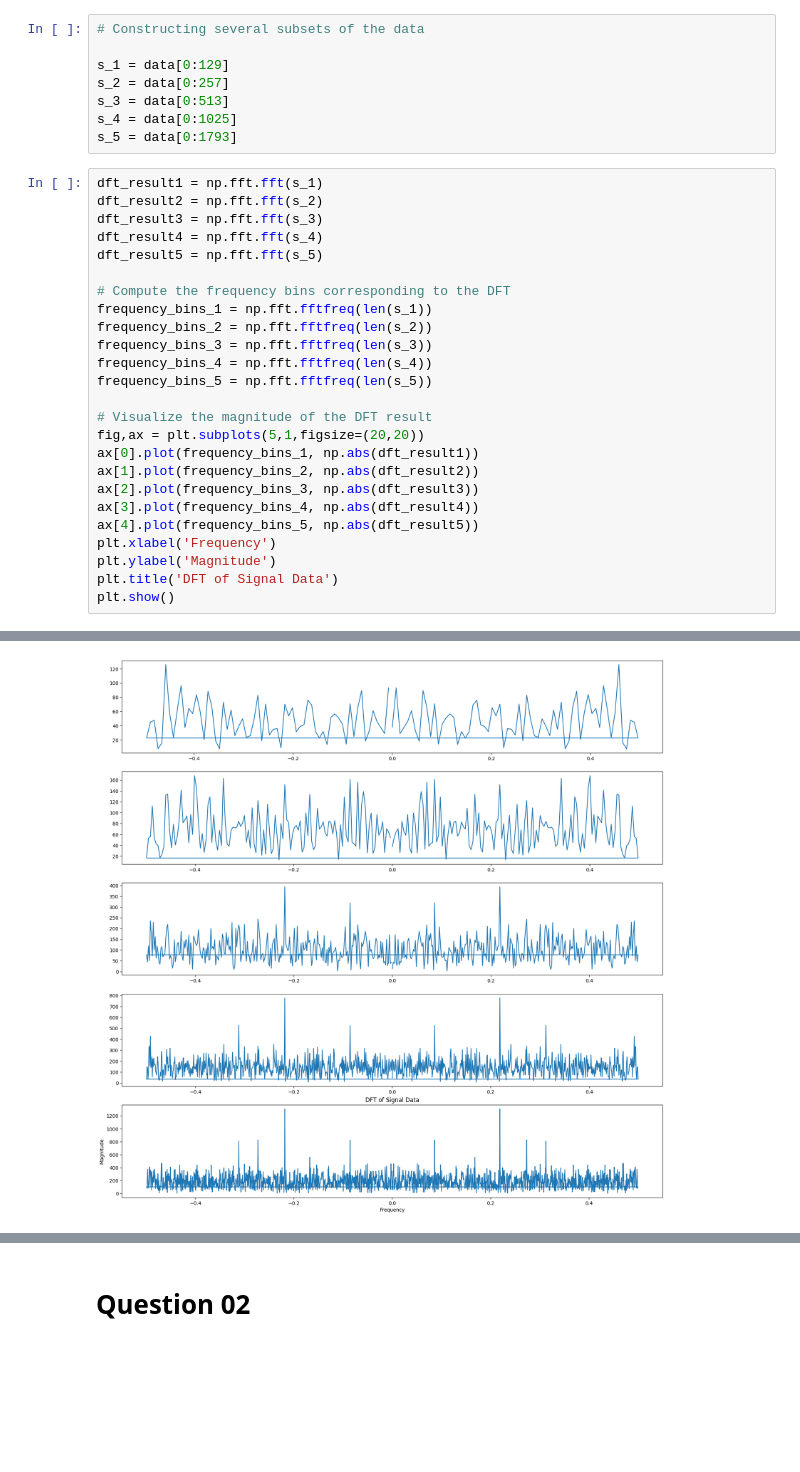
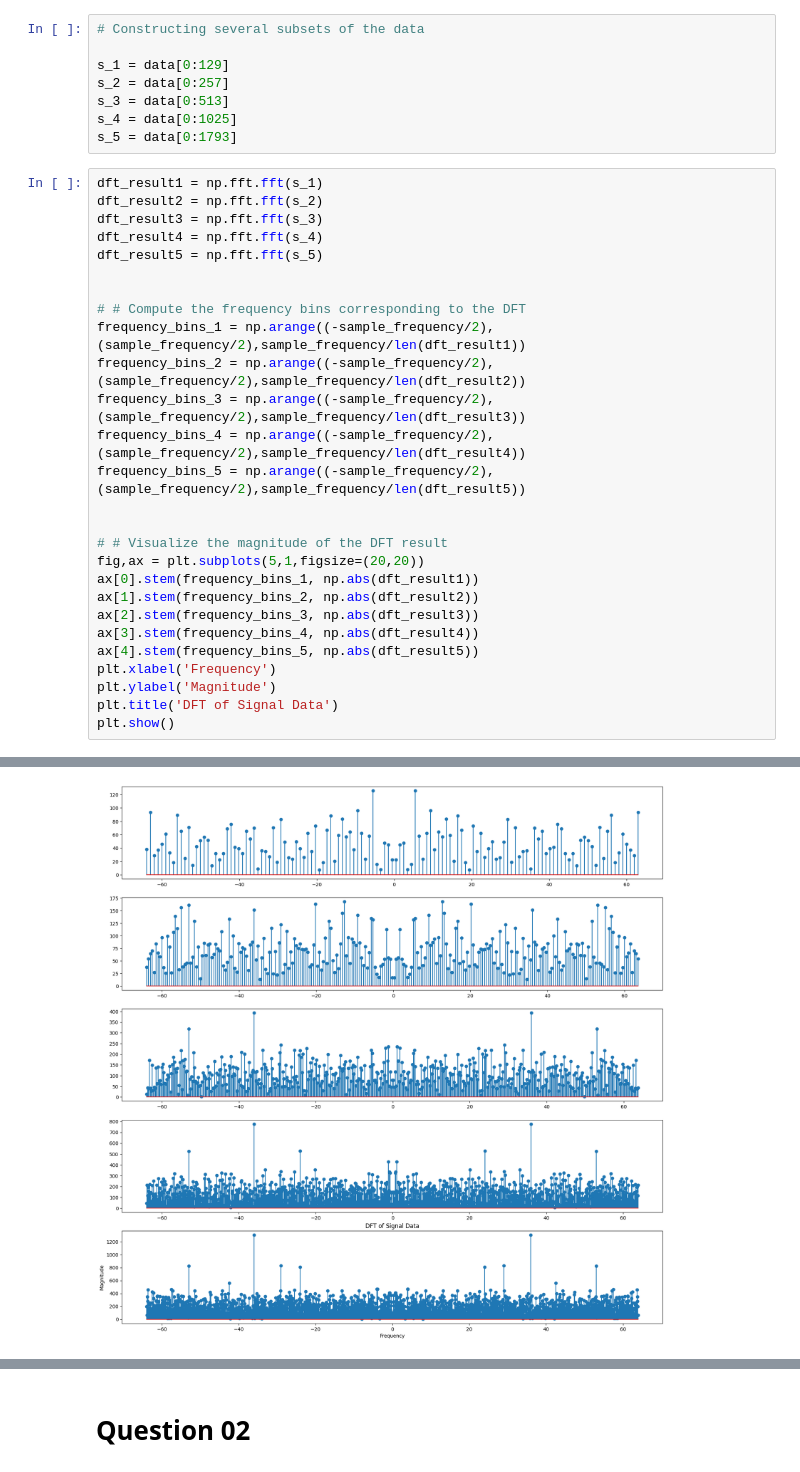
Before and after one commit to Vgr20/EN_3551_Assignment_01, a Jupyter notebook: Assignment.ipynb, the cells around one changed output, grey strips where cells are left out. Drawn from its saved outputs; the diff is of its cells as text; blank space fills up the shorter version.

```diff
--- a/Assignment.ipynb
+++ b/Assignment.ipynb
@@ -46,20 +45,22 @@ dft_result3 = np.fft.fft(s_3)
 dft_result4 = np.fft.fft(s_4)
 dft_result5 = np.fft.fft(s_5)
 
-# Compute the frequency bins corresponding to the DFT
-frequency_bins_1 = np.fft.fftfreq(len(s_1))
-frequency_bins_2 = np.fft.fftfreq(len(s_2))
-frequency_bins_3 = np.fft.fftfreq(len(s_3))
-frequency_bins_4 = np.fft.fftfreq(len(s_4))
-frequency_bins_5 = np.fft.fftfreq(len(s_5))
 
-# Visualize the magnitude of the DFT result
+# # Compute the frequency bins corresponding to the DFT
+frequency_bins_1 = np.arange((-sample_frequency/2),(sample_frequency/2),sample_frequency/len(dft_result1))
+frequency_bins_2 = np.arange((-sample_frequency/2),(sample_frequency/2),sample_frequency/len(dft_result2))
+frequency_bins_3 = np.arange((-sample_frequency/2),(sample_frequency/2),sample_frequency/len(dft_result3))
+frequency_bins_4 = np.arange((-sample_frequency/2),(sample_frequency/2),sample_frequency/len(dft_result4))
+frequency_bins_5 = np.arange((-sample_frequency/2),(sample_frequency/2),sample_frequency/len(dft_result5))
+
+
+# # Visualize the magnitude of the DFT result
 fig,ax = plt.subplots(5,1,figsize=(20,20))
-ax[0].plot(frequency_bins_1, np.abs(dft_result1))
-ax[1].plot(frequency_bins_2, np.abs(dft_result2))
-ax[2].plot(frequency_bins_3, np.abs(dft_result3))
-ax[3].plot(frequency_bins_4, np.abs(dft_result4))
-ax[4].plot(frequency_bins_5, np.abs(dft_result5))
+ax[0].stem(frequency_bins_1, np.abs(dft_result1))
+ax[1].stem(frequency_bins_2, np.abs(dft_result2))
+ax[2].stem(frequency_bins_3, np.abs(dft_result3))
+ax[3].stem(frequency_bins_4, np.abs(dft_result4))
+ax[4].stem(frequency_bins_5, np.abs(dft_result5))
 plt.xlabel('Frequency')
 plt.ylabel('Magnitude')
 plt.title('DFT of Signal Data')
@@ -68 +74 @@ plt.show()
-[figure, old version]
+[figure, new version]
```
Also changed, not shown: parts of 5 cells of this notebook.
